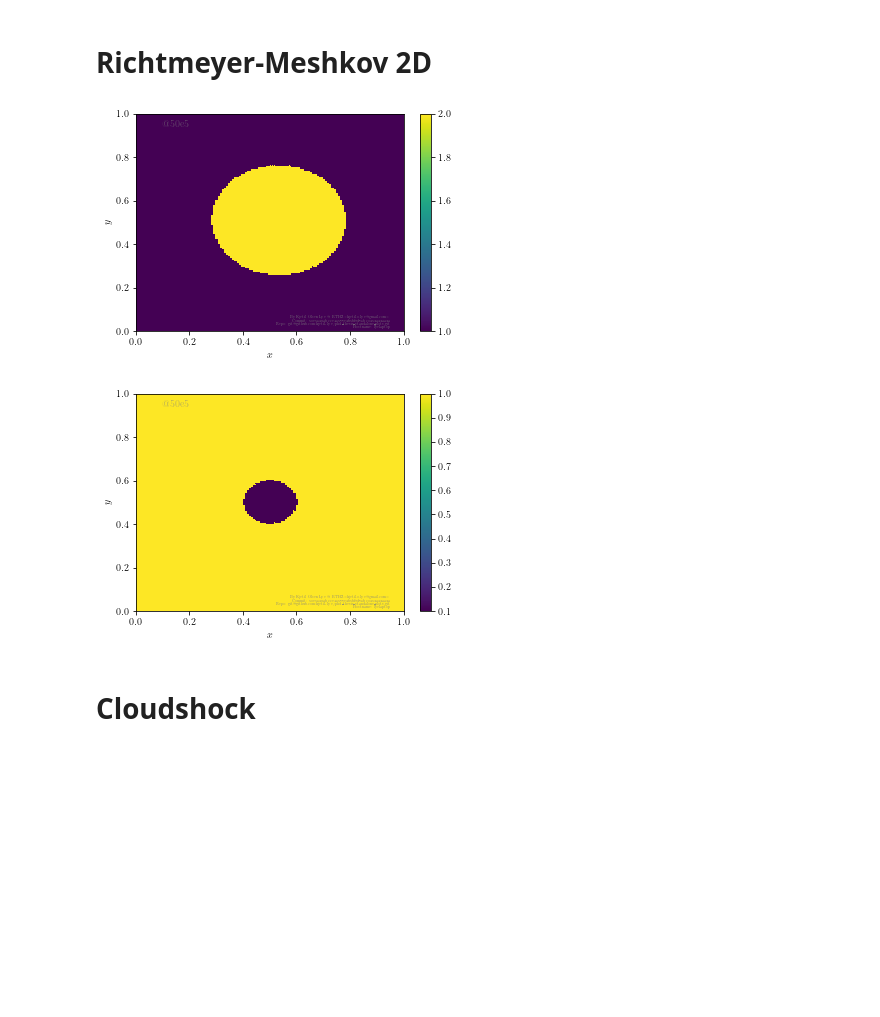
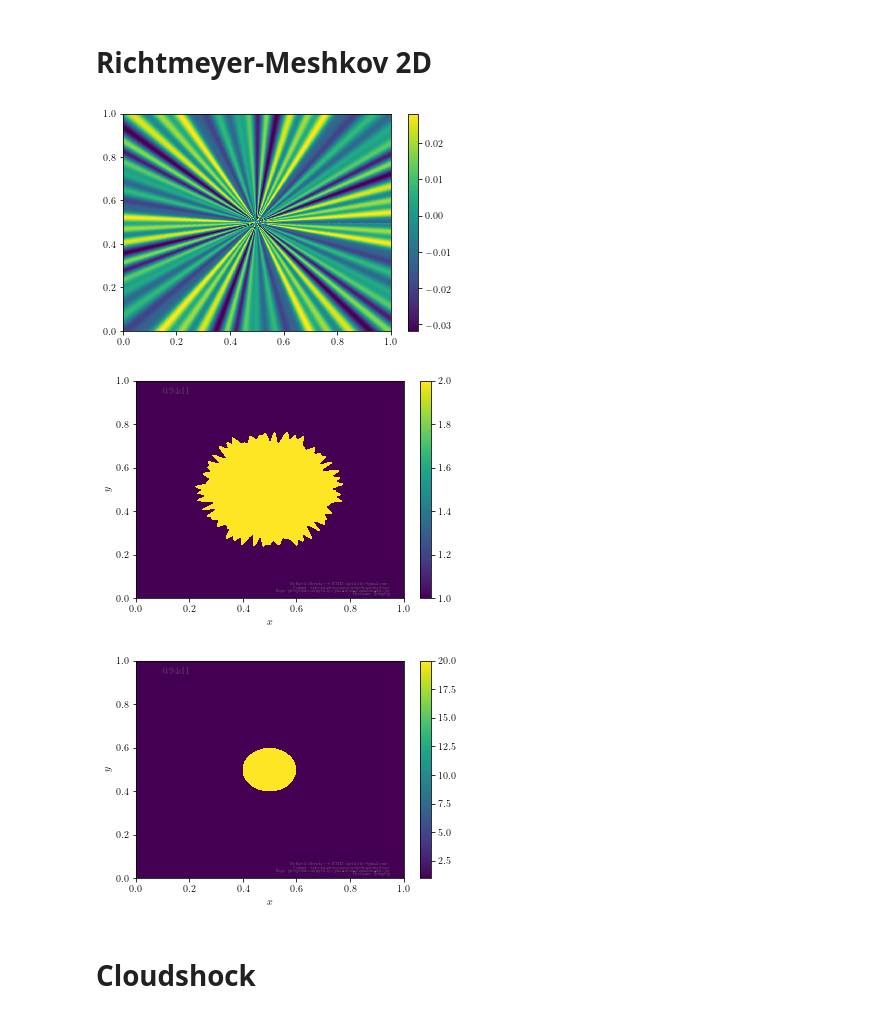
Before and after one commit to kjetil-lye/phd_thesis_standalone_plots, a Jupyter notebook: examples/initial_datas/InitialData2D.ipynb, the cells around one changed output. Cells and saved outputs as stored; diff of their text form; code cells hidden in the pictures; blank space fills up the shorter version.

```diff
--- a/examples/initial_datas/InitialData2D.ipynb
+++ b/examples/initial_datas/InitialData2D.ipynb
@@ -53,12 +53,12 @@ plot_info.showAndSave(f'kelvinhelmholtz_initial')
 # Richtmeyer-Meshkov 2D
 # %%
 K = 10
-N = 128
+N = 1024
 a1 = np.random.uniform(0,1, K)
 
 b1 = np.random.uniform(0,1, K)
 
-perturbation = 0.06
+perturbation_size = 0.06
 normalization = sum(a1)
 if abs(normalization) < 1e-10:
     normalization = 1
@@ -71,42 +71,47 @@ Y = Y.T
 
 XC = X - 0.5
 YC = Y - 0.5
-phi = np.arctan2(YC, XC)*(abs(XC)>0)
+phi = np.arctan2(YC, XC)#*(abs(XC)>0)
 
 phi[phi < 0] += 2*np.pi
 
-perturbation = perturbation * np.sum([a1[n] * np.cos(phi+2*np.pi*b1[n]) for n in range(K)], axis=0) / normalization
+perturbation = perturbation_size * np.sum([a1[n] * np.cos(2*np.pi*(n+1)*(b1[n]+phi)) for n in range(K)], axis=0) / normalization
 
-r = np.sqrt((X-0.5)**2+(Y-0.5)**2)
+r = np.sqrt((XC)**2+(YC)**2)
 
 middle_p = r < 0.1
-p = middle_p * 0.1 + (1-middle_p)*1.0
+p = middle_p * 20 + (1-middle_p)*1.0
 
-middle_rho = r < 0.25 + perturbation
+middle_rho = r < (0.25 + perturbation)
 
 rho = middle_rho * 2.0 + (1-middle_rho)*1.0
 
 ux = 0
 uy = 0
+
+plt.pcolormesh(X, Y, perturbation)
+plt.colorbar()
+plt.show()
 
 
 plt.pcolormesh(X, Y, rho)
 plt.colorbar()
 
 plt.xlabel("$x$")
 plt.ylabel("$y$")
 plot_info.showAndSave(f'richtmeyermeshkov_initial_rho')
 
 
 plt.pcolormesh(X, Y, p)
 plt.colorbar()
 
 plt.xlabel("$x$")
 plt.ylabel("$y$")
 plot_info.showAndSave(f'richtmeyermeshkov_initial_p')
 # %% [output]
-[figure, old version]
+[figure, new version]
-[figure, old version]
+[figure, new version]
+[figure, added]
 # %% [markdown]
 # Cloudshock
 # %%
```
